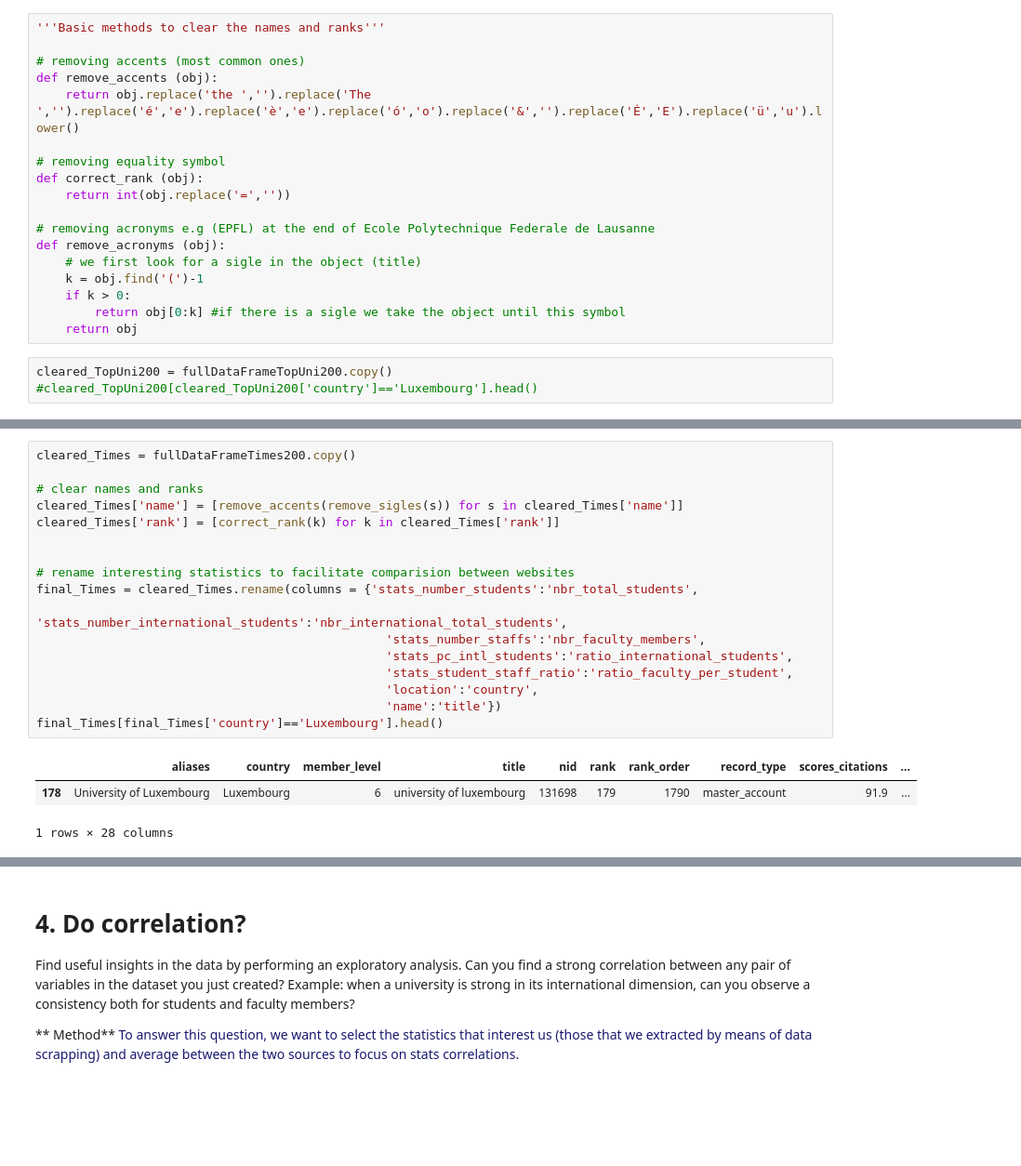
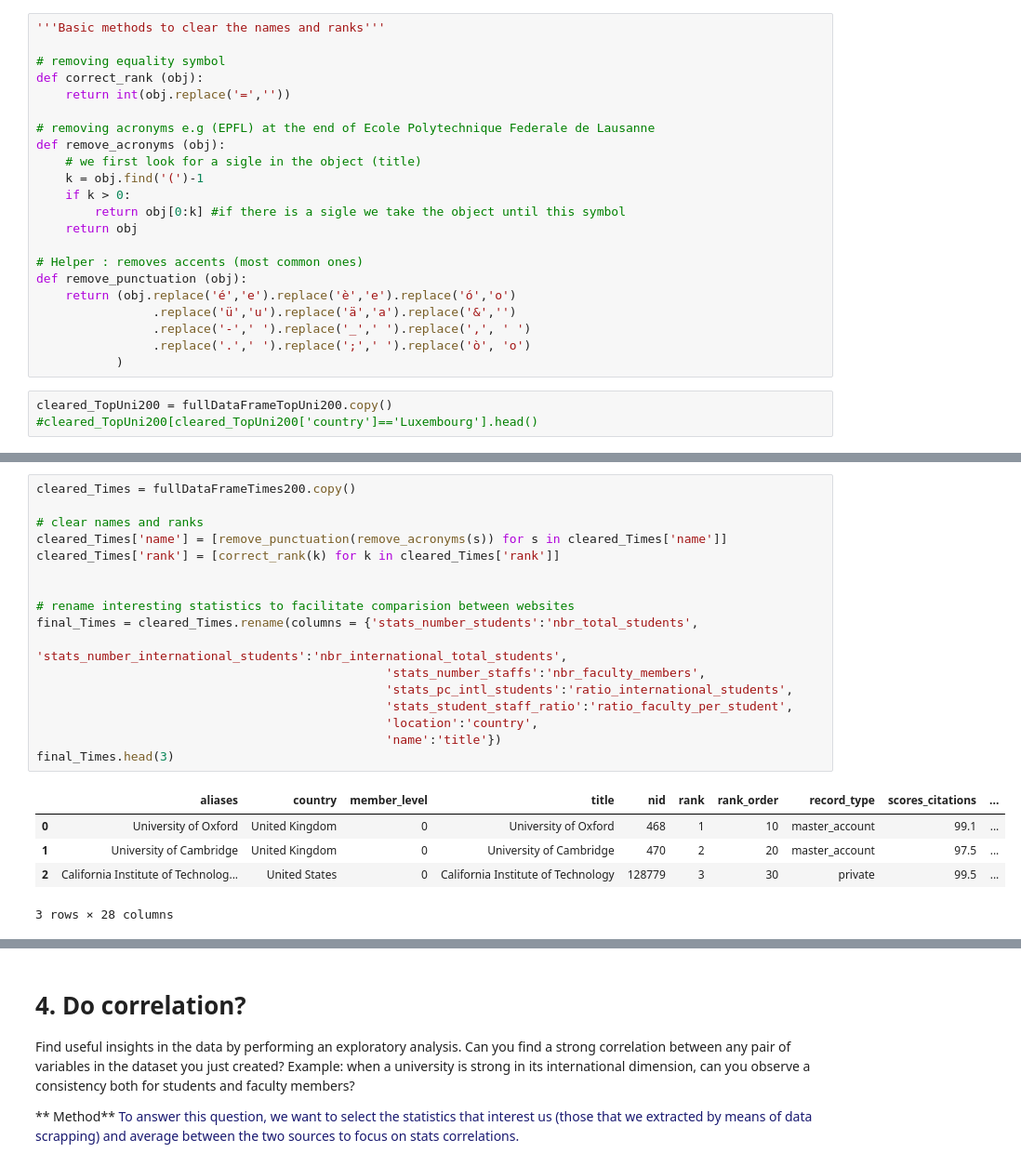
Before and after one commit to NicoBrun/ada2017, a Jupyter notebook: 02 - Data from the Web/Homework 2.ipynb, the cells around one changed output, grey strips where cells are left out. Shown at 93% size. Saved outputs shown, nothing was run; the diff lists cells and outputs as text; blank space fills up the shorter version.

```diff
--- a/02 - Data from the Web/Homework 2.ipynb
+++ b/02 - Data from the Web/Homework 2.ipynb
@@ -468,10 +443,6 @@ Also we saw that the rankings contain some "=" signs on it that we need to remov
 Finally we want to put a standard name for the statistics so that we can more easily compare them, average them for mathematical analysis in the next point (correlations).
 # %%
 '''Basic methods to clear the names and ranks'''
-
-# removing accents (most common ones)
-def remove_accents (obj):
-    return obj.replace('the ','').replace('The ','').replace('é','e').replace('è','e').replace('ó','o').replace('&','').replace('É','E').replace('ü','u').lower()
 
 # removing equality symbol
 def correct_rank (obj):
@@ -484,6 +455,14 @@ def remove_acronyms (obj):
     if k > 0:
         return obj[0:k] #if there is a sigle we take the object until this symbol
     return obj
+
+# Helper : removes accents (most common ones)
+def remove_punctuation (obj):
+    return (obj.replace('é','e').replace('è','e').replace('ó','o')
+                .replace('ü','u').replace('ä','a').replace('&','')
+                .replace('-',' ').replace('_',' ').replace(',', ' ')
+                .replace('.',' ').replace(';',' ').replace('ò', 'o')
+           )
 # %%
 cleared_TopUni200 = fullDataFrameTopUni200.copy()
 #cleared_TopUni200[cleared_TopUni200['country']=='Luxembourg'].head()
@@ -509,21 +486,23 @@ final_TopUni200.head()
 # %%
 cleared_Times = fullDataFrameTimes200.copy()
 
 # clear names and ranks
-cleared_Times['name'] = [remove_accents(remove_sigles(s)) for s in cleared_Times['name']]
+cleared_Times['name'] = [remove_punctuation(remove_acronyms(s)) for s in cleared_Times['name']]
 cleared_Times['rank'] = [correct_rank(k) for k in cleared_Times['rank']]
 
 
 # rename interesting statistics to facilitate comparision between websites
 final_Times = cleared_Times.rename(columns = {'stats_number_students':'nbr_total_students',
                                                 'stats_number_international_students':'nbr_international_total_students',
                                                 'stats_number_staffs':'nbr_faculty_members',
                                                 'stats_pc_intl_students':'ratio_international_students',
                                                 'stats_student_staff_ratio':'ratio_faculty_per_student',
                                                 'location':'country',
                                                 'name':'title'})
-final_Times[final_Times['country']=='Luxembourg'].head()
+final_Times.head(3)
 # %% [output]
 |  | aliases | country | member_level | title | nid | rank | rank_order | record_type | scores_citations | ... |
-| 178 | University of Luxembourg | Luxembourg | 6 | university of luxembourg | 131698 | 179 | 1790 | master_account | 91.9 | ... |
+| 0 | University of Oxford | United Kingdom | 0 | University of Oxford | 468 | 1 | 10 | master_account | 99.1 | ... |
+| 1 | University of Cambridge | United Kingdom | 0 | University of Cambridge | 470 | 2 | 20 | master_account | 97.5 | ... |
+| 2 | California Institute of Technolog... | United States | 0 | California Institute of Technology | 128779 | 3 | 30 | private | 99.5 | ... |
-1 rows × 28 columns
+3 rows × 28 columns
```
Also changed, not shown: parts of 15 cells of this notebook.
